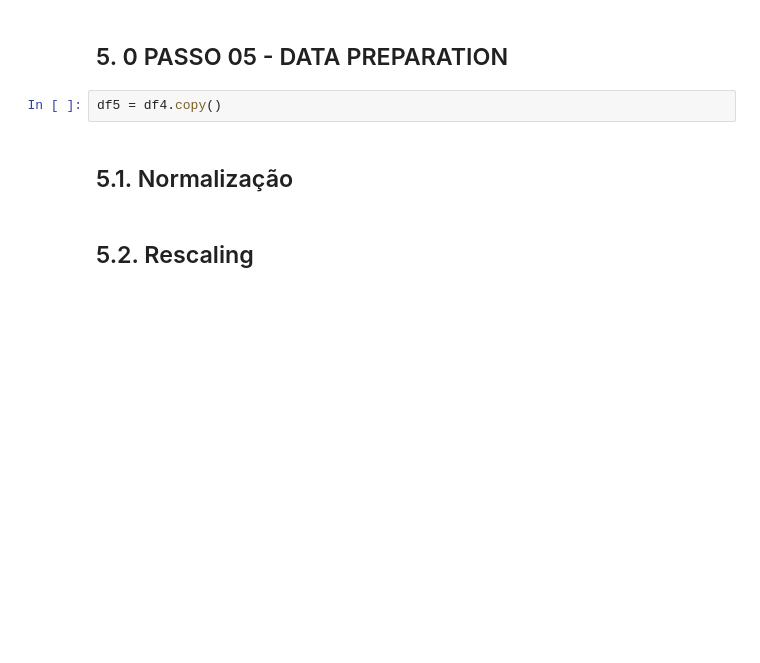
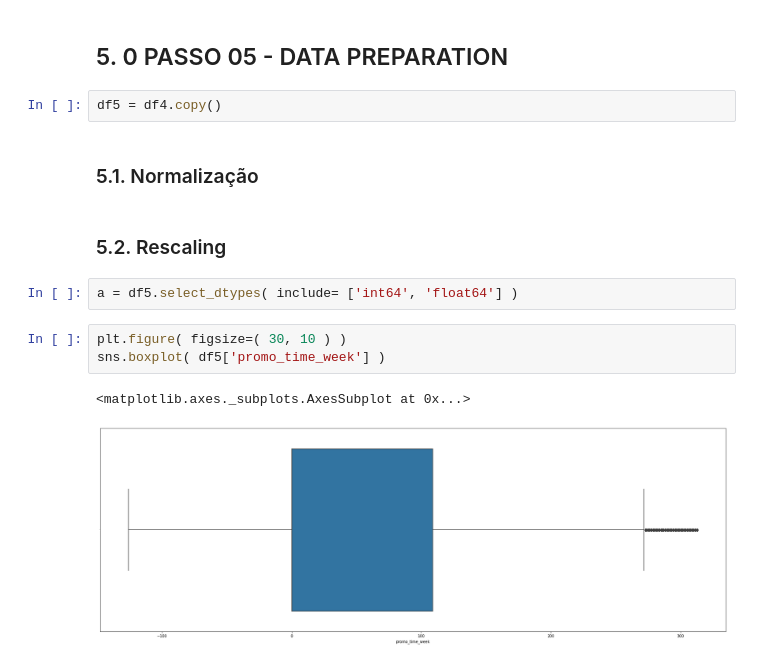
Before and after one commit to Geraldojr12/DataScience_Em_Producao, a Jupyter notebook: m04_v01_store_sales_prediction.ipynb, the cells around one changed output. Cells and saved outputs as stored; diff of their text form; blank space fills up the shorter version.

Commit message:
applied rescaling techniques

```diff
--- a/m04_v01_store_sales_prediction.ipynb
+++ b/m04_v01_store_sales_prediction.ipynb
@@ -857,6 +857,14 @@ sns.heatmap( d, annot=True );
 # %%
 df5 = df4.copy()
 # %% [markdown]
-## 5.1. Normalização
+### 5.1. Normalização
 # %% [markdown]
-## 5.2. Rescaling
+### 5.2. Rescaling
+# %%
+a = df5.select_dtypes( include= ['int64', 'float64'] )
+# %%
+plt.figure( figsize=( 30, 10 ) )
+sns.boxplot( df5['promo_time_week'] )
+# %% [output]
+<matplotlib.axes._subplots.AxesSubplot at 0x...>
+[figure, added]
```
Also changed, not shown: parts of 5 cells of this notebook.
